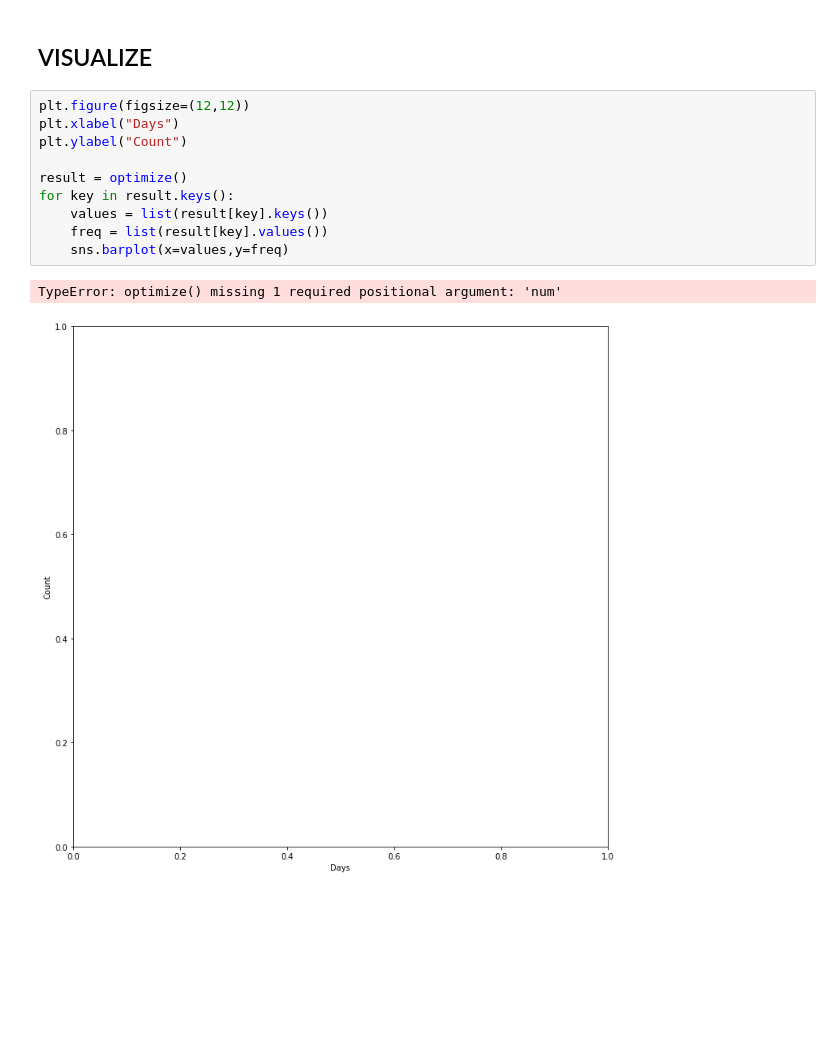
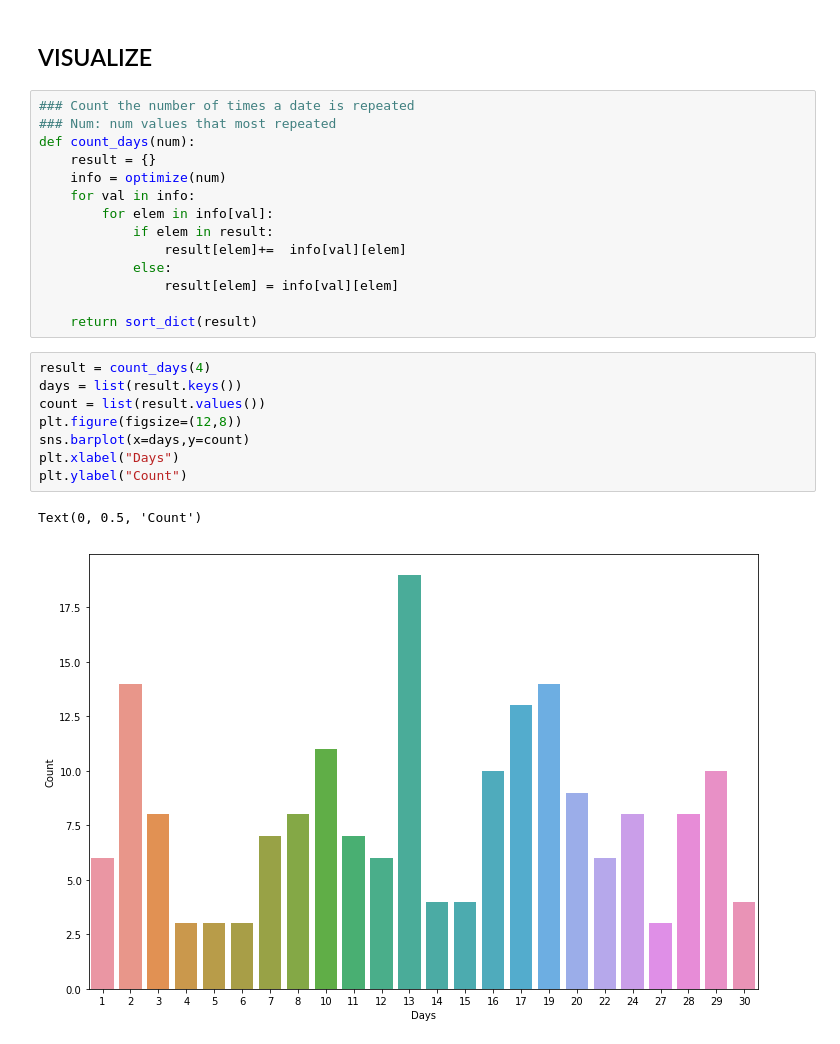
Before and after one commit to lcarcamo1526/Interview-Question, a Jupyter notebook: Interview.ipynb, the cells around one changed output. Cells and saved outputs as stored; diff of their text form; blank space fills up the shorter version.

```diff
--- a/Interview.ipynb
+++ b/Interview.ipynb
@@ -345,15 +331,27 @@ ValueError: dictionary update sequence element #0 has length 7; 2 is required
 # %% [markdown]
 ## VISUALIZE
-# %%
-plt.figure(figsize=(12,12))
-plt.xlabel("Days")
-plt.ylabel("Count")
-
-result = optimize()
-for key in result.keys():
-    values = list(result[key].keys())
-    freq = list(result[key].values())
-    sns.barplot(x=values,y=freq)
-# %% [output]
-TypeError: optimize() missing 1 required positional argument: 'num'
-[figure, removed]
+# %%
+### Count the number of times a date is repeated
+### Num: num values that most repeated
+def count_days(num):
+    result = {}
+    info = optimize(num)
+    for val in info:
+        for elem in info[val]:
+            if elem in result:
+                result[elem]+=  info[val][elem]
+            else:
+                result[elem] = info[val][elem]
+
+    return sort_dict(result)
+# %%
+result = count_days(4)
+days = list(result.keys())
+count = list(result.values())
+plt.figure(figsize=(12,8))
+sns.barplot(x=days,y=count)
+plt.xlabel("Days")
+plt.ylabel("Count")
+# %% [output]
+Text(0, 0.5, 'Count')
+[figure, added]
```
Also changed, not shown: parts of 9 cells of this notebook.
